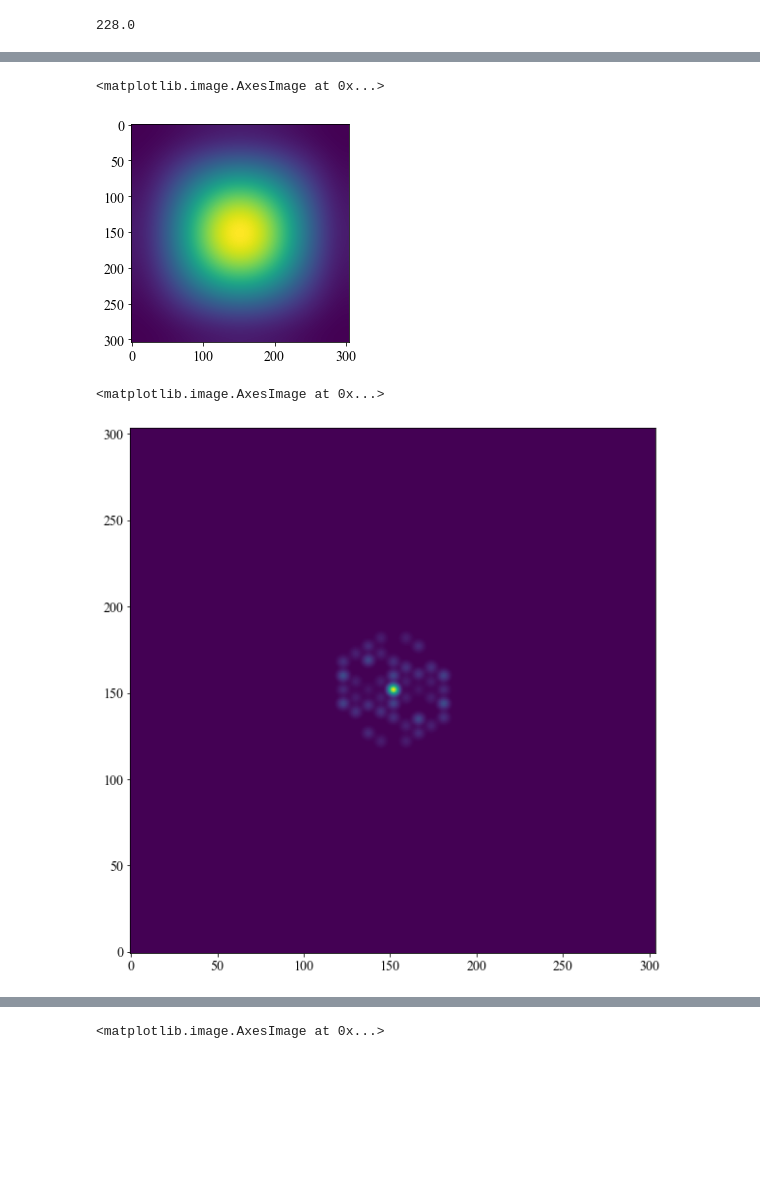
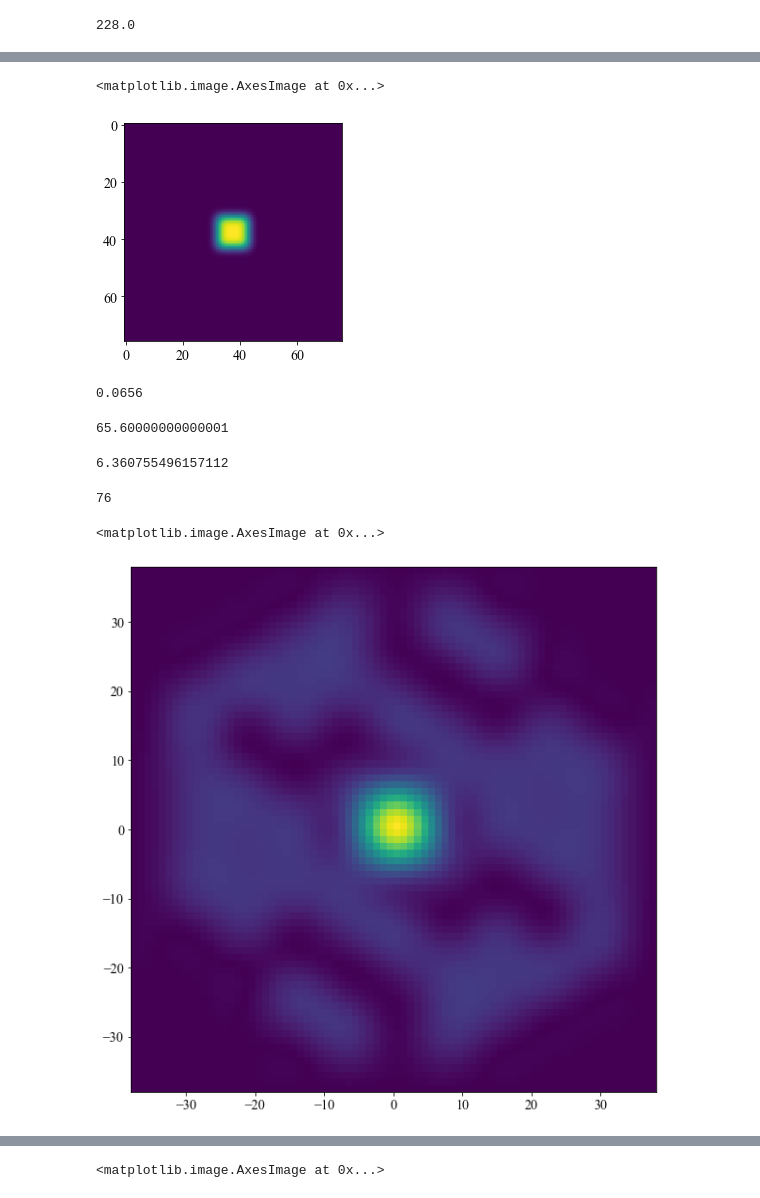
Before and after one commit to AlexandreAdam/ExoRIM, a Jupyter notebook: notebooks/JWST_physical_model.ipynb, the cells around one changed output, grey strips where cells are left out. Drawn from its saved outputs; the diff is of its cells as text; code cells hidden in the pictures; blank space fills up the shorter version.

```diff
--- a/notebooks/JWST_physical_model.ipynb
+++ b/notebooks/JWST_physical_model.ipynb
@@ -34,5 +50,5 @@ plt.imshow(np.log(psf[-2].data + 1e-10), cmap="gist_heat", origin="lower")
 # %%
-optsys = niriss.get_optical_system(fft_oversample=4, fov_arcsec=5)
+optsys = niriss.get_optical_system(fft_oversample=1, fov_arcsec=5)
 # %%
 webbpsf_out, webbpsf_intermediates = optsys.propagate(optsys.input_wavefront(3.8e-6), return_intermediates=True)
 webbpsf_out.display()
@@ -205,5 +222,5 @@ from scipy.signal import hamming
 # %%
-xmin = ymin = -fov
+xmin = ymin = -fov/2
 xmax = ymax = -xmin
 wave1 = optsys.input_wavefront(3.8e-6) # binary system of unresolved stars
 wave2 = optsys.input_wavefront(3.8e-6)
@@ -212,7 +229,7 @@ wave2.tilt(0.2)
 wave2.rotate(90)
 out1, _ = optsys.propagate(wave1, return_intermediates=True)
 out2, _ = optsys.propagate(wave2, return_intermediates=True)
-out = out1 + out2 * amp2
+out = out1 #+ out2 * amp2
 vmax = np.log(out.intensity).max()
 vmin = np.log(out.intensity).min()
 plt.imshow(np.log(out.intensity), extent=[xmin, xmax, ymin, ymax], cmap="gist_heat", vmax=vmax, vmin=vmin)
@@ -222,7 +239,11 @@ plt.imshow(np.log(out.intensity), extent=[xmin, xmax, ymin, ymax], cmap="gist_he
 # %%
-h = hamming(out.intensity.shape[0])
+# h = hamming(out.intensity.shape[0])
+# h = exponential(out.intensity.shape[0], tau=7)
+h = general_gaussian(out.intensity.shape[0], p=2, sig=5)
 h = np.outer(h, h)
+out.intensity.shape[0]
 out_windowed = out.intensity * h
+out_windowed /= out_windowed.sum()
 plt.imshow(np.log(out_windowed), cmap="gist_heat", vmax=vmax, vmin=vmin)
 # %% [output]
 <matplotlib.image.AxesImage at 0x...>
@@ -231,13 +252,33 @@ plt.imshow(np.log(out_windowed), cmap="gist_heat", vmax=vmax, vmin=vmin)
 plt.imshow(h)
 # %% [output]
 <matplotlib.image.AxesImage at 0x...>
-[figure, old version]
+[figure, new version]
+# %%
+from exorim.definitions import rad2mas
+fov = optsys.planes[-1].fov_arcsec.value
+pixelscale = optsys.planes[-1].pixelscale.value / 1 # divisor is the oversampling factor
+print(pixelscale)
+platescale = rad2mas(pixelscale* (np.pi / 180 / 3600)) # for ndftm, in mas
+platescale
+# %% [output]
+0.0656
+65.60000000000001
+# %%
+N = out_windowed.shape[0]
+m2pix = N * (np.pi / 180 / 3600) * pixelscale / wavelength
+m2pix
+# %% [output]
+6.360755496157112
+# %%
+N
+# %% [output]
+76
 # %%
 plt.figure(figsize=(10, 10))
 # fft = np.fft.fftshift(np.fft.ifft2(out.intensity))
 fft = np.fft.fftshift(np.fft.fft2(out_windowed))
-plt.imshow(np.abs(fft), origin="lower")
+plt.imshow(np.abs(fft), origin="lower", extent=[-N//2, N//2, -N//2, N//2])
 # %% [output]
 <matplotlib.image.AxesImage at 0x...>
-[figure, old version]
+[figure, new version]
 # %%
```
Also changed, not shown: parts of 18 cells of this notebook, 6 other files.
